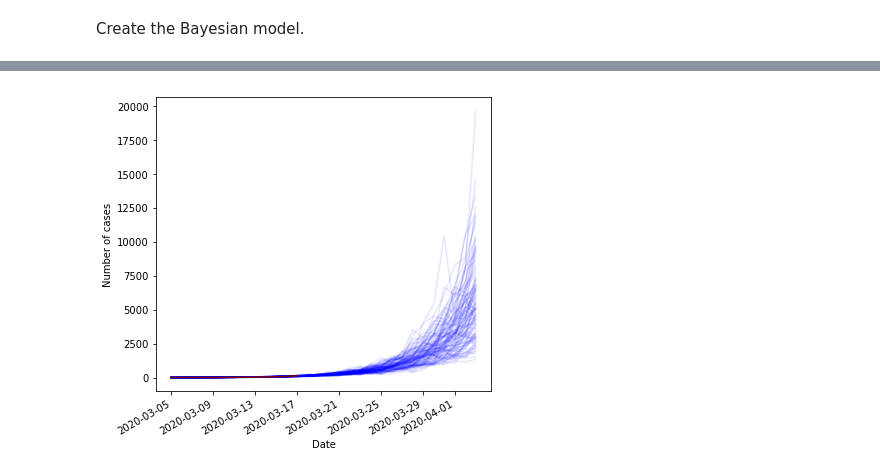
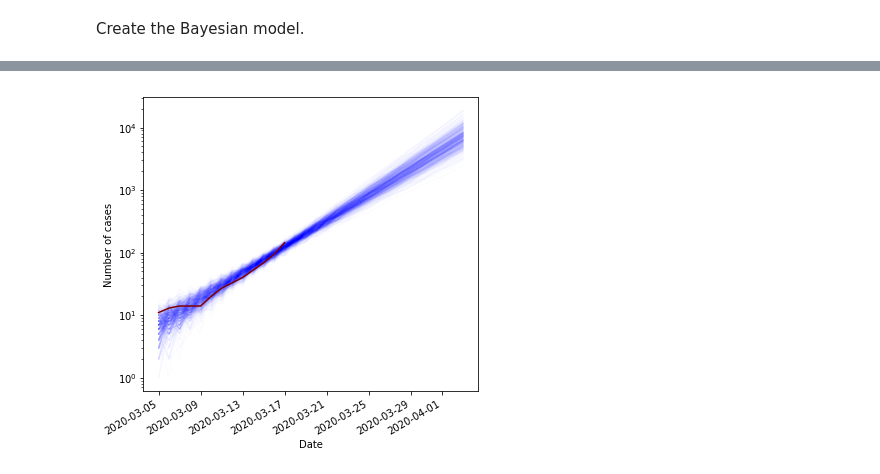
Before and after one commit to CityOfLosAngeles/public-health-prototype, a Jupyter notebook: notebooks/covid19/extrapolate.ipynb, the cells around one changed output, grey strips where cells are left out. Saved outputs shown, nothing was run; the diff lists cells and outputs as text; code cells hidden in the pictures.

```diff
--- a/notebooks/covid19/extrapolate.ipynb
+++ b/notebooks/covid19/extrapolate.ipynb
@@ -45,6 +45,7 @@ N_MODEL_DAYS = 30
 
 idx = (la.cases - START_CASES).abs().idxmin()
 start_date = la.date.iloc[idx]
+end_date = start_date+pandas.Timedelta(days=N_MODEL_DAYS-1)
 la = (
     la[la.date >=start_date]
     .assign(days_since_start=(la.date-start_date).dt.days)
@@ -79,8 +80,7 @@ with pymc3.Model() as model:
         lam=1./5.,
     )
 
-    # An error term to associate with the observations
-    sigma = pymc3.HalfNormal('sigma', sigma=50.)
+
 
     # By using pm.Data we can change these values after sampling.
     # This allows us to extend x into the future so we can get
@@ -88,10 +88,14 @@ with pymc3.Model() as model:
     x = pymc3.Data("x_data", la.days_since_start.values)
     cases = pymc3.Data("y_data", la.cases.values)
 
-    # Likelihood
-    pymc3.NegativeBinomial(
+    # Model likelihood of observed counts with a Poisson distribution.
+    # This is likely too inflexible as it does not allow variance to be
+    # specified independently of mean, but we don't have a good way to
+    # model variance right now anyways.
+    pymc3.Poisson(
         'counts',
         (a * 2. ** (x/tau)), # Exponential regression
-        sigma,
         observed=cases
     )
+
+    display(model)
@@ -98,7 +108,7 @@ with pymc3.Model() as model:
 # %%
 with model:
     # Sample posterior
-    trace = pymc3.sample(draws=2000, tune=1500, chains=1, cores=1, target_accept=.9)
+    trace = pymc3.sample(draws=5000, tune=1500, chains=1, cores=1, target_accept=.9)
 
     # Update data so that we get predictions into the future
     x_data = numpy.arange(0, N_MODEL_DAYS)
@@ -107,7 +117,7 @@ with model:
     pymc3.set_data({"y_data": y_data})
 
     # Sample posterior predictive
-    post_pred = pymc3.sample_posterior_predictive(trace, samples=100)
+    post_pred = pymc3.sample_posterior_predictive(trace, samples=500)
 # %% [output]
 Auto-assigning NUTS sampler...
 Initializing NUTS using jitter+adapt_diag...
@@ -116 +126,15 @@ NUTS: [sigma, tau, a]
 Only one chain was sampled, this makes it impossible to run some convergence checks
+# %%
+fig, ax = plt.subplots(figsize=(6,6))
+daterange = pandas.date_range(
+    start=start_date,
+    end=end_date,
+)
+for i in post_pred['counts']:
+    ax.plot(daterange.values, i, color='blue', alpha=0.01)
+ax.plot(la.date, la.cases, color='maroon')
+ax.set_xlabel("Date")
+ax.set_ylabel("Number of cases")
+fig.autofmt_xdate()
+fig.show()
+plt.savefig("extrapolation.png", dpi=300, bbox="tight")
@@ -117,16 +143,16 @@ Only one chain was sampled, this makes it impossible to run some convergence che
 # %%
 fig, ax = plt.subplots(figsize=(6,6))
 daterange = pandas.date_range(
     start=start_date,
     end=(start_date+pandas.Timedelta(days=N_MODEL_DAYS-1))
 )
 for i in post_pred['counts']:
-    ax.plot(daterange.values, i, color='blue', alpha=0.1)
-ax.plot(la.date, la.cases, color='maroon')
+    ax.semilogy(daterange.values, i, color='blue', alpha=0.01)
+ax.semilogy(la.date, la.cases, color='maroon')
 ax.set_xlabel("Date")
 ax.set_ylabel("Number of cases")
 fig.autofmt_xdate()
 fig.show()
-plt.savefig("extrapolation.svg", bbox="tight")
+plt.savefig("extrapolation-semilog.png", dpi=300, bbox="tight")
 # %% [output]
-[figure, old version]
+[figure, new version]
```
Also changed, not shown: parts of 5 cells of this notebook, 3 other files.
